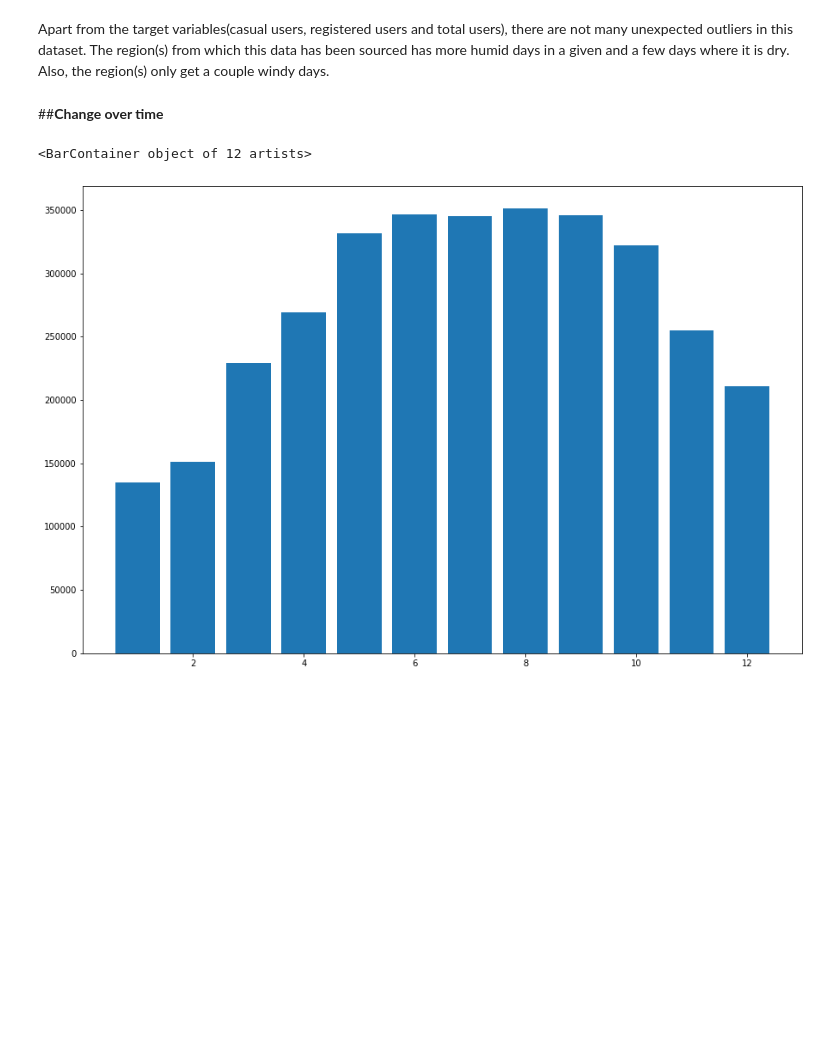
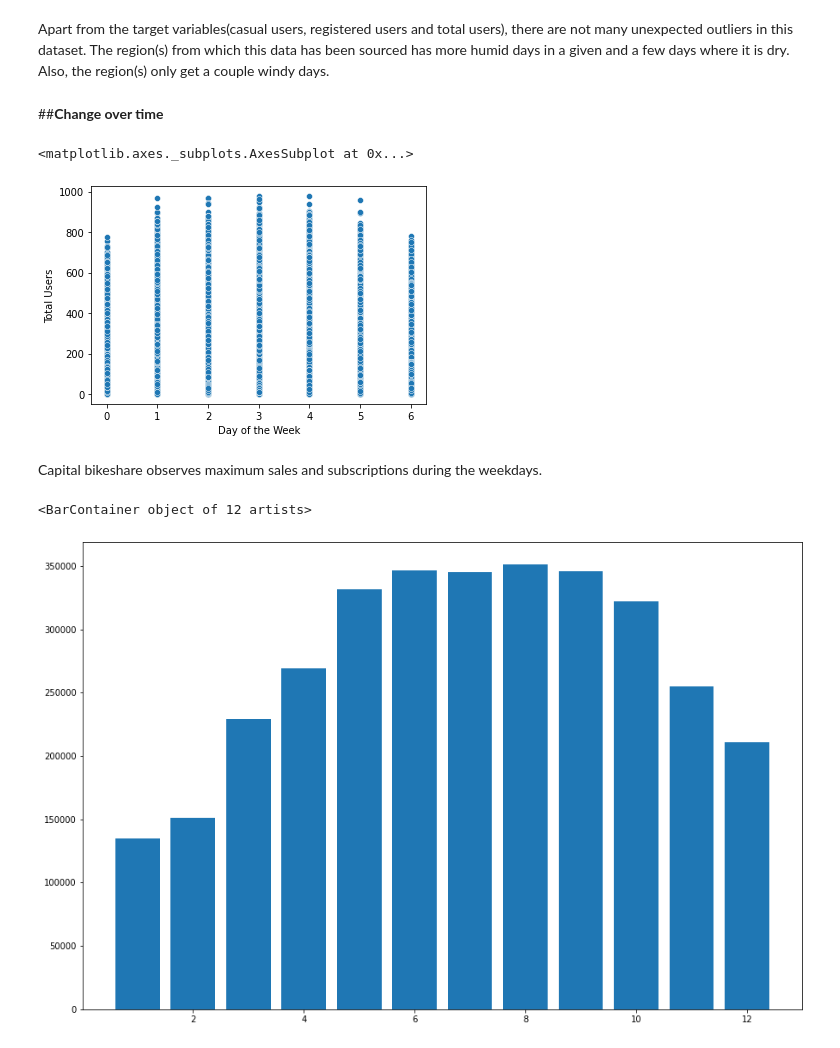
Before and after one commit to zenilist/DataAnalytics, a Jupyter notebook: Project2.ipynb, the cells around one changed output. Drawn from its saved outputs; the diff is of its cells as text; code cells hidden in the pictures; blank space fills up the shorter version.

```diff
--- a/Project2.ipynb
+++ b/Project2.ipynb
@@ -210,6 +209,13 @@ n_outlier.boxplot(figsize=(30,20), color='#2e59a8')
 Apart from the target variables(casual users, registered users and total users), there are not many unexpected outliers in this dataset. The region(s) from which this data has been sourced has more humid days in a given and a few days where it is dry. Also, the region(s) only get a couple windy days.
 # %% [markdown]
 ##**Change over time**
+# %%
+sns.scatterplot(data=df, x='Day of the Week', y='Total Users')
+# %% [output]
+<matplotlib.axes._subplots.AxesSubplot at 0x...>
+[figure, added]
+# %% [markdown]
+Capital bikeshare observes maximum sales and subscriptions during the weekdays.
 # %%
 import collections
 
```
Also changed, not shown: parts of 15 cells of this notebook.
